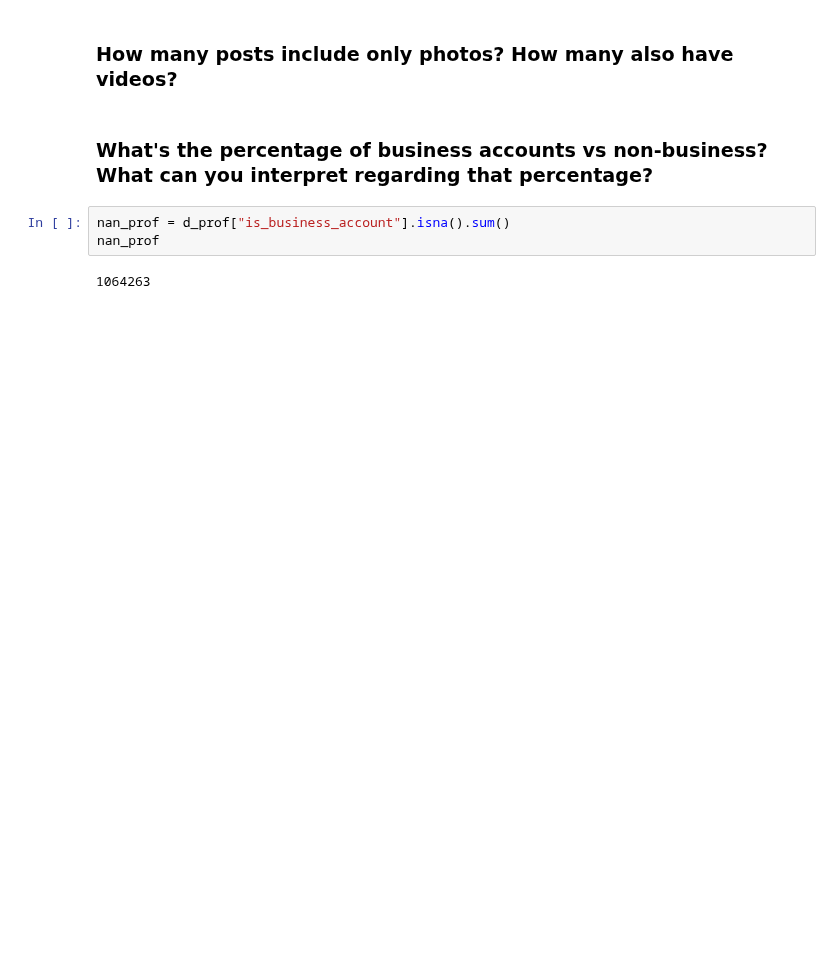
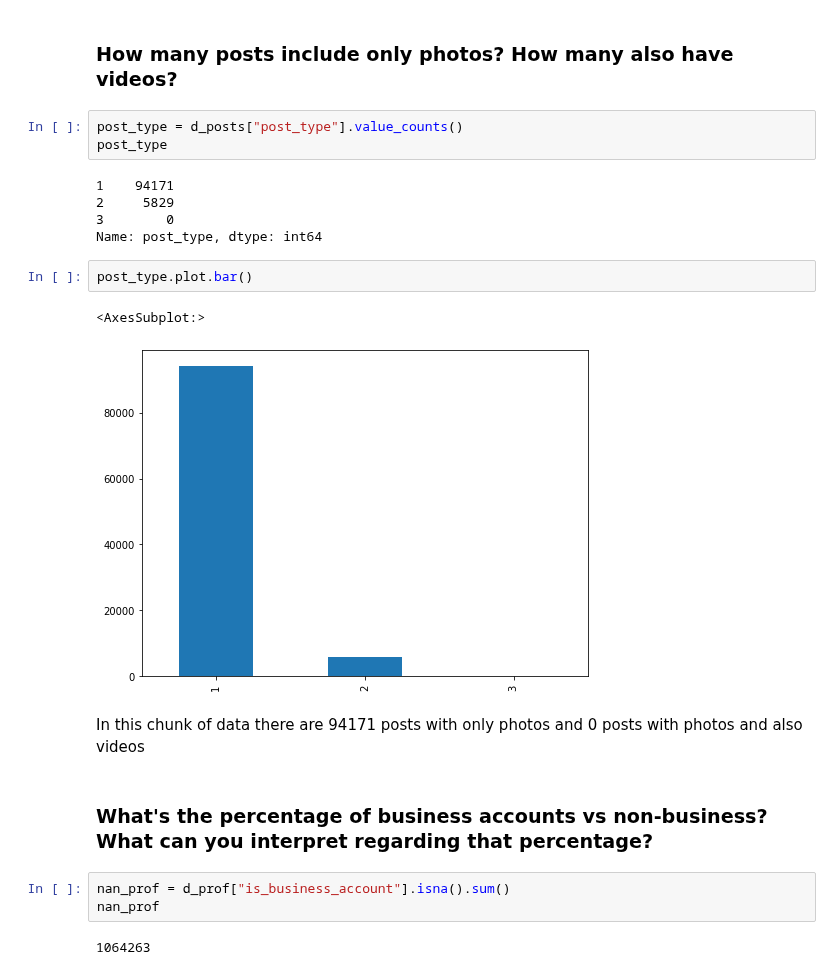
Before and after one commit to Prot10/ADM_HW_2, a Jupyter notebook: adm-carolina.ipynb, the cells around one changed output. Saved outputs shown, nothing was run; the diff lists cells and outputs as text; blank space fills up the shorter version.

```diff
--- a/adm-carolina.ipynb
+++ b/adm-carolina.ipynb
@@ -246,5 +317,20 @@ d_loc = locations.col(["sid", "id", "name", "city", "cd", "dir_city_name", "dir_
 # %% [markdown]
 ### How many posts include only photos? How many also have videos?
+# %%
+post_type = d_posts["post_type"].value_counts()
+post_type
+# %% [output]
+1    94171
+2     5829
+3        0
+Name: post_type, dtype: int64
+# %%
+post_type.plot.bar()
+# %% [output]
+<AxesSubplot:>
+[figure, added]
+# %% [markdown]
+In this chunk of data there are  94171 posts with only photos and 0 posts with photos and also videos
 # %% [markdown]
 ### What's the percentage of business accounts vs non-business? What can you interpret regarding that percentage?
 # %%
```
Also changed, not shown: parts of 12 cells of this notebook.
